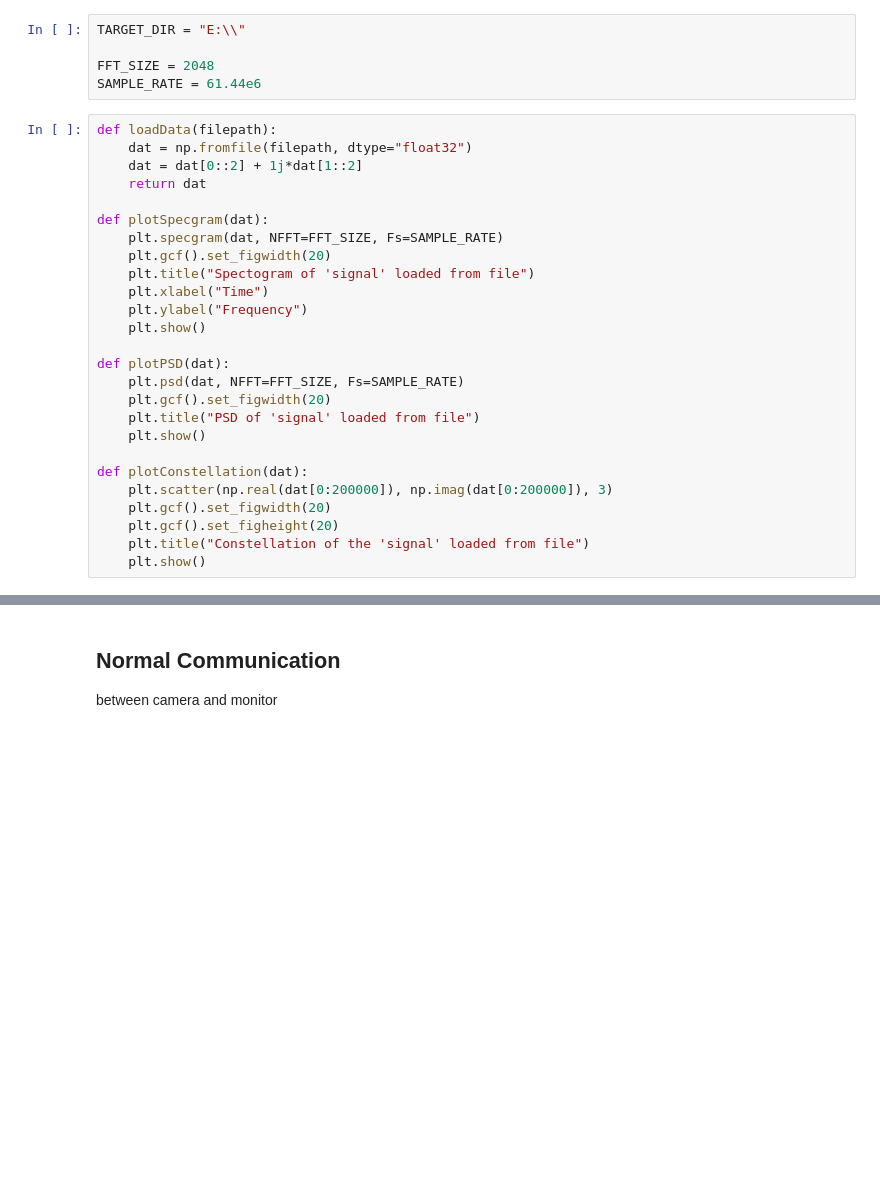
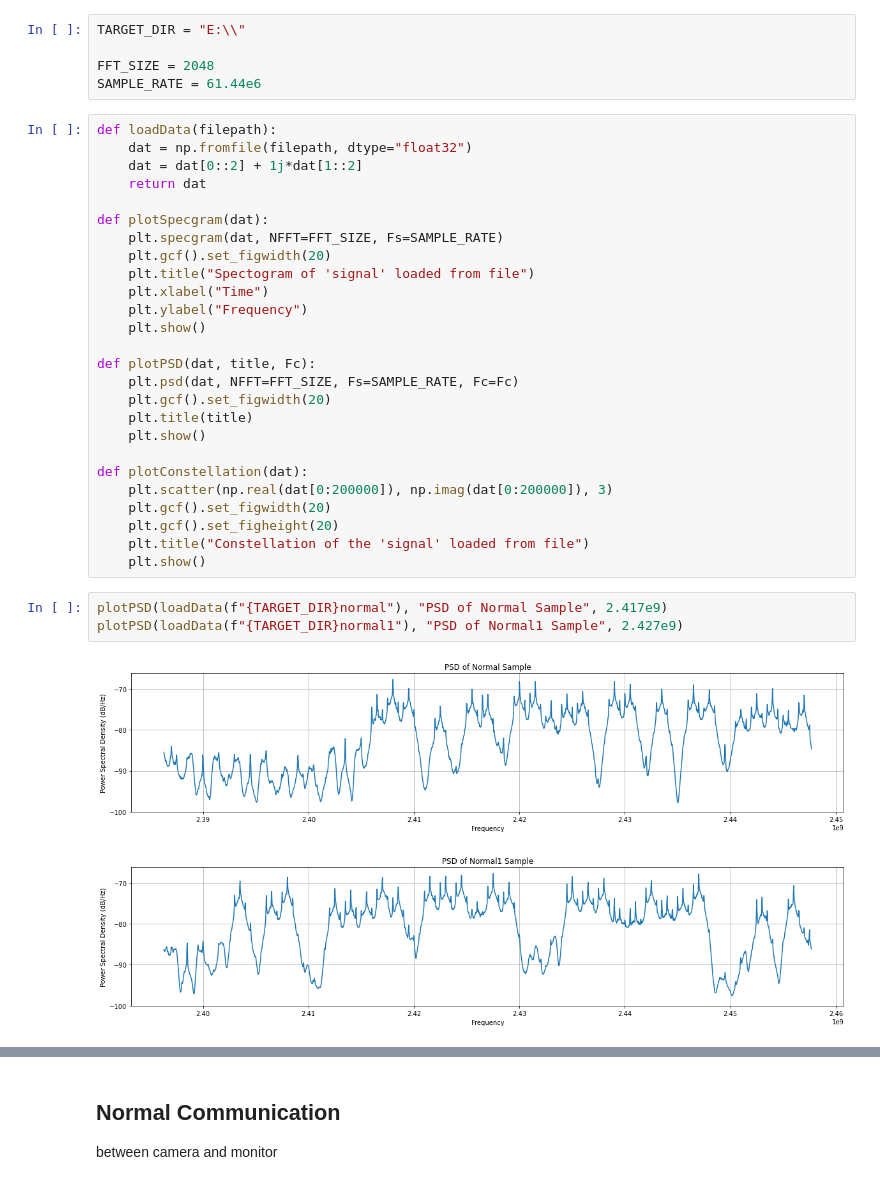
Before and after one commit to thetaspirit/sdr-capture-analysis, a Jupyter notebook: Capture Analysis.ipynb, the cells around one changed output, grey strips where cells are left out. Drawn from its saved outputs; the diff is of its cells as text; blank space fills up the shorter version.

```diff
--- a/Capture Analysis.ipynb
+++ b/Capture Analysis.ipynb
@@ -27,10 +27,10 @@ def plotSpecgram(dat):
     plt.ylabel("Frequency")
     plt.show()
 
-def plotPSD(dat):
-    plt.psd(dat, NFFT=FFT_SIZE, Fs=SAMPLE_RATE)
+def plotPSD(dat, title, Fc):
+    plt.psd(dat, NFFT=FFT_SIZE, Fs=SAMPLE_RATE, Fc=Fc)
     plt.gcf().set_figwidth(20)
-    plt.title("PSD of 'signal' loaded from file")
+    plt.title(title)
     plt.show()
 
 def plotConstellation(dat):
@@ -39,3 +39,9 @@ def plotConstellation(dat):
     plt.gcf().set_figheight(20)
     plt.title("Constellation of the 'signal' loaded from file")
     plt.show()
+# %%
+plotPSD(loadData(f"{TARGET_DIR}normal"), "PSD of Normal Sample", 2.417e9)
+plotPSD(loadData(f"{TARGET_DIR}normal1"), "PSD of Normal1 Sample", 2.427e9)
+# %% [output]
+[figure, added]
+[figure, added]
```
Also changed, not shown: parts of 7 cells of this notebook, 1 other file.
